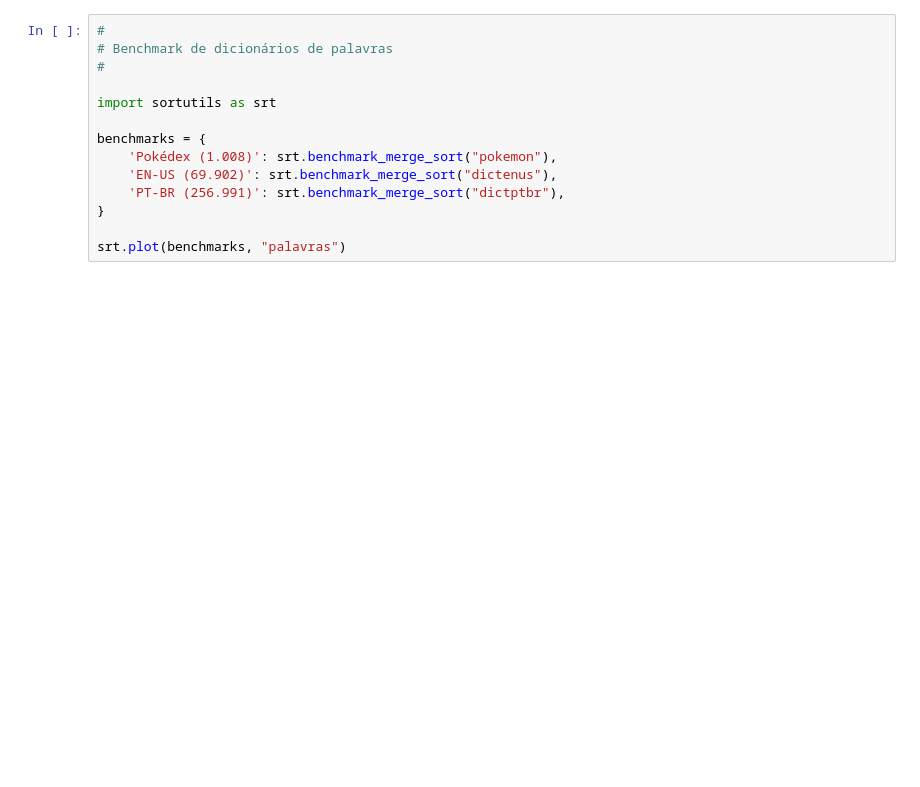
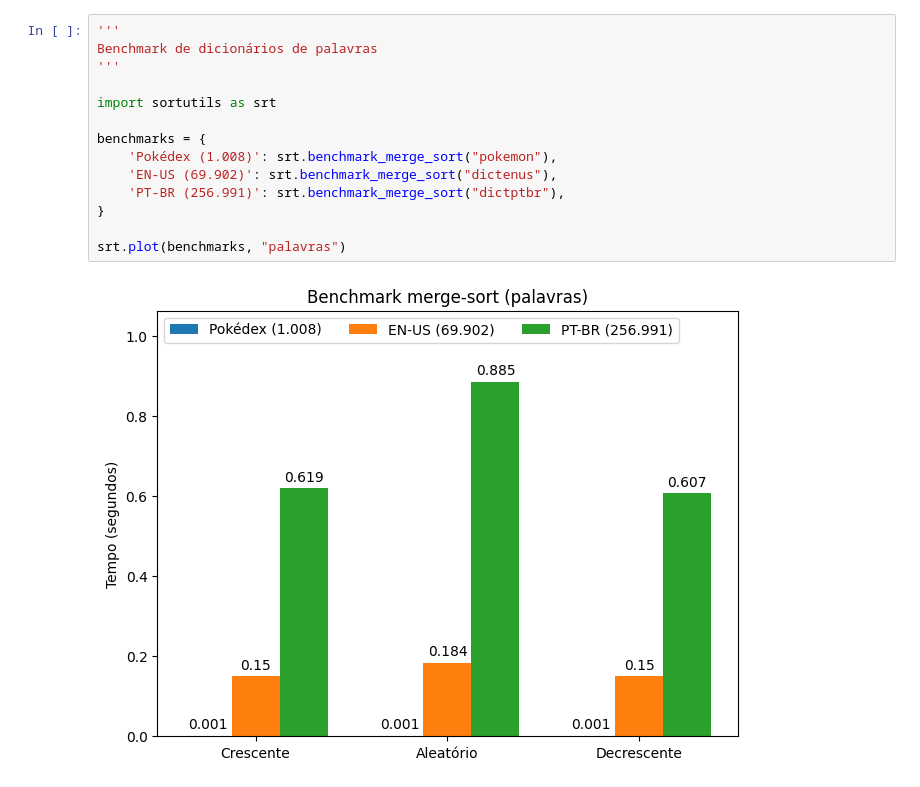
Before and after one commit to rafaelblumm/relatorio-merge-sort, a Jupyter notebook: src/main.ipynb, the cells around one changed output. Saved outputs shown, nothing was run; the diff lists cells and outputs as text; blank space fills up the shorter version.

```diff
--- a/src/main.ipynb
+++ b/src/main.ipynb
@@ -33,15 +41,17 @@ srt.plot(benchmarks, "valores numéricos")
 # %%
-#
-# Benchmark de dicionários de palavras
-#
+'''
+Benchmark de dicionários de palavras
+'''
 
 import sortutils as srt
 
 benchmarks = {
     'Pokédex (1.008)': srt.benchmark_merge_sort("pokemon"),
     'EN-US (69.902)': srt.benchmark_merge_sort("dictenus"),
     'PT-BR (256.991)': srt.benchmark_merge_sort("dictptbr"),
 }
 
 srt.plot(benchmarks, "palavras")
+# %% [output]
+[figure, added]
 # %%
```
Also changed, not shown: parts of 3 cells of this notebook.
